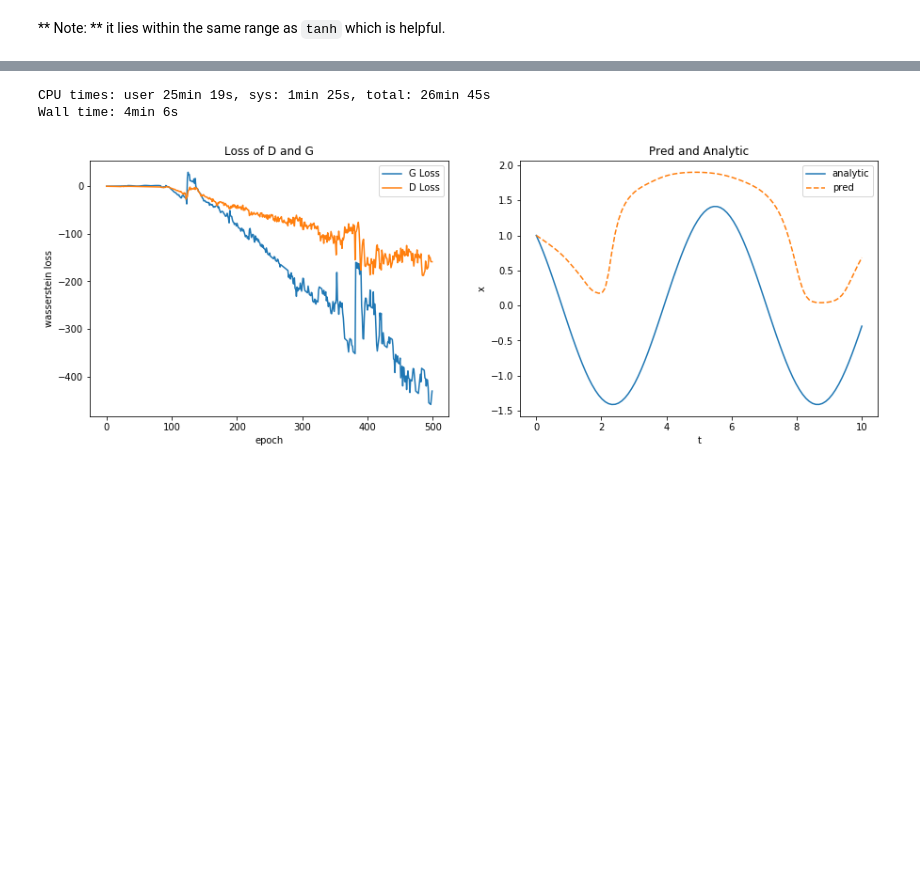
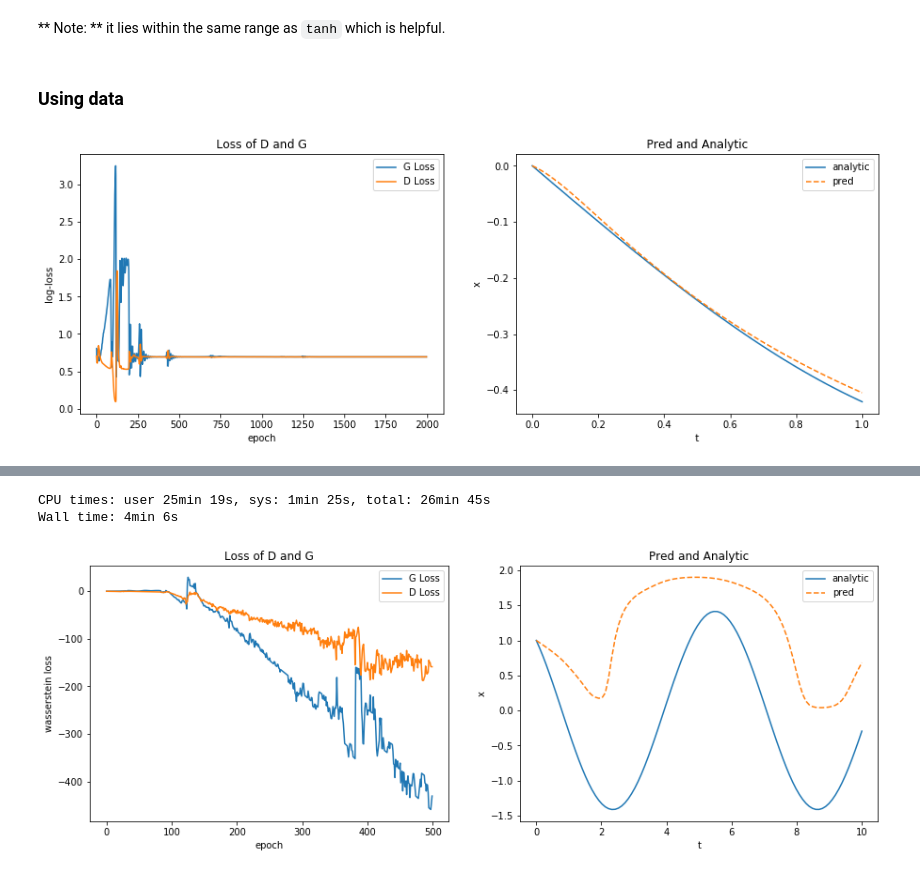
Before and after one commit to dylanrandle/denn, a Jupyter notebook: GAN.ipynb, the cells around one changed output, grey strips where cells are left out. Saved outputs shown, nothing was run; the diff lists cells and outputs as text; code cells hidden in the pictures; blank space fills up the shorter version.

```diff
--- a/GAN.ipynb
+++ b/GAN.ipynb
@@ -761,0 +841,28 @@ def train_GAN_SHO(num_epochs,
+# %% [markdown]
+### Using data
+# %%
+%%time
+G,D,G_loss,D_loss = train_GAN_SHO(2000,
+                              g_hidden_units=20,
+                              g_hidden_layers=1,
+                              d_hidden_units=40,
+                              d_hidden_layers=1,
+                              d_lr=0.01,
+                              g_lr=0.01,
+                              t_low=0,
+                              t_high=1,
+                              logging=False,
+                              G_iters=1,
+                              D_iters=1,
+                              n=100,
+                              clip=.1,
+                              max_while=10,
+                              x0=0,
+                              dx_dt0=-.5,
+                              realtime_plot=True,
+                              activation=nn.Tanh(),
+                              wgan=False,
+                              soft_labels=False,
+                              real_data=True)
+# %% [output]
+[figure, added]
```
Also changed, not shown: parts of 21 cells of this notebook, 1 other file.
